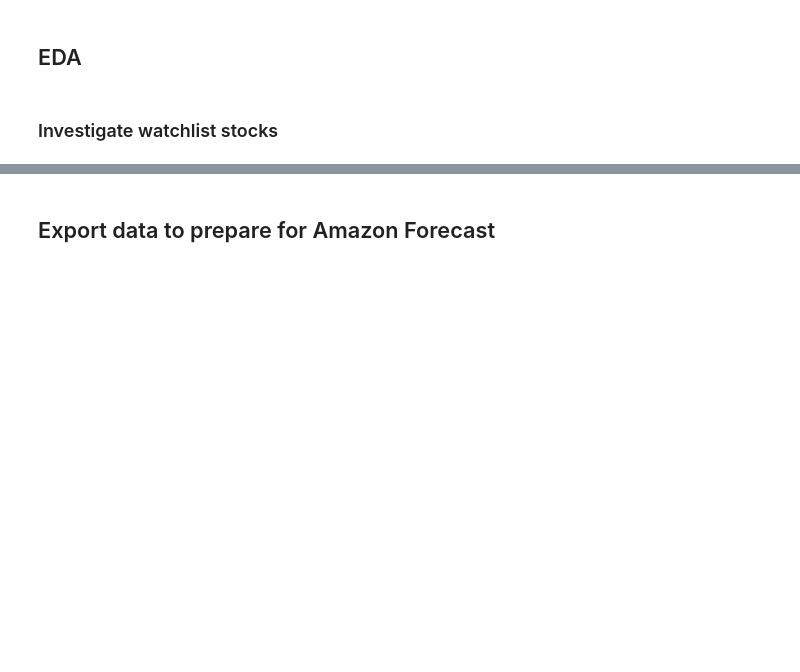
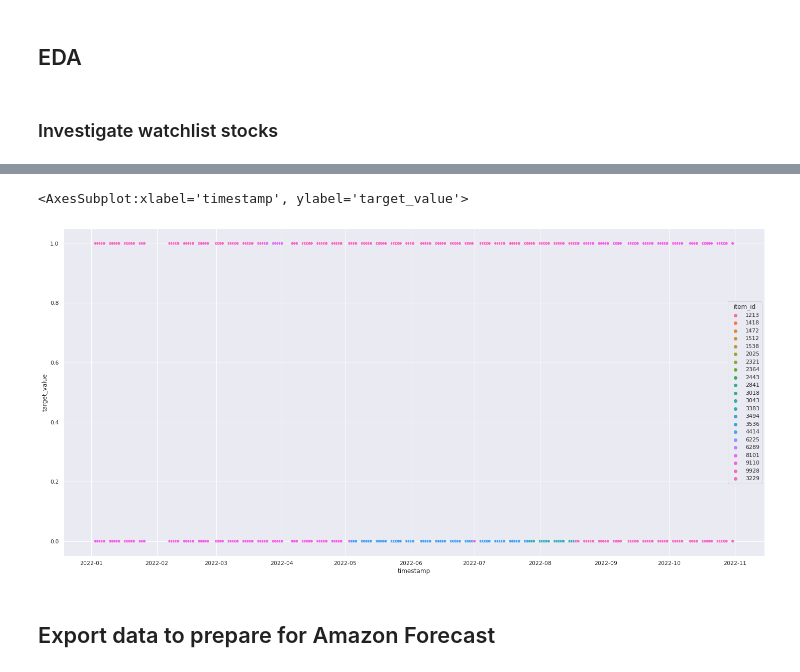
Before and after one commit to calebmcook/udacity-aws-machine-learning-nanodegree-capstone, a Jupyter notebook: 01-Data Import and Transformation.ipynb, the cells around one changed output, grey strips where cells are left out. Drawn from its saved outputs; the diff is of its cells as text; code cells hidden in the pictures; blank space fills up the shorter version.

```diff
--- a/01-Data Import and Transformation.ipynb
+++ b/01-Data Import and Transformation.ipynb
@@ -284,0 +270,2 @@ close_px
+# %%
+wl2 = wl2.reset_index().rename(columns={'level_0':'timestamp','level_1':'item_id'})
@@ -285,4 +304,9 @@ close_px
+# %%
+sns.set(rc={'figure.figsize':(25,12)})
 # %%
-sns.relplot(data=close_px, x="timestamp", y="target_value", hue="item_id", kind="line")
+sns.scatterplot(data=wl2[wl2['item_id'].isin(watchlist_stocks)], x="timestamp", y="target_value", hue="item_id", )
+# %% [output]
+<AxesSubplot:xlabel='timestamp', ylabel='target_value'>
+[figure, added]
 # %% [markdown]
 ## Export data to prepare for Amazon Forecast
```
Also changed, not shown: parts of 17 cells of this notebook, 2 other files.
